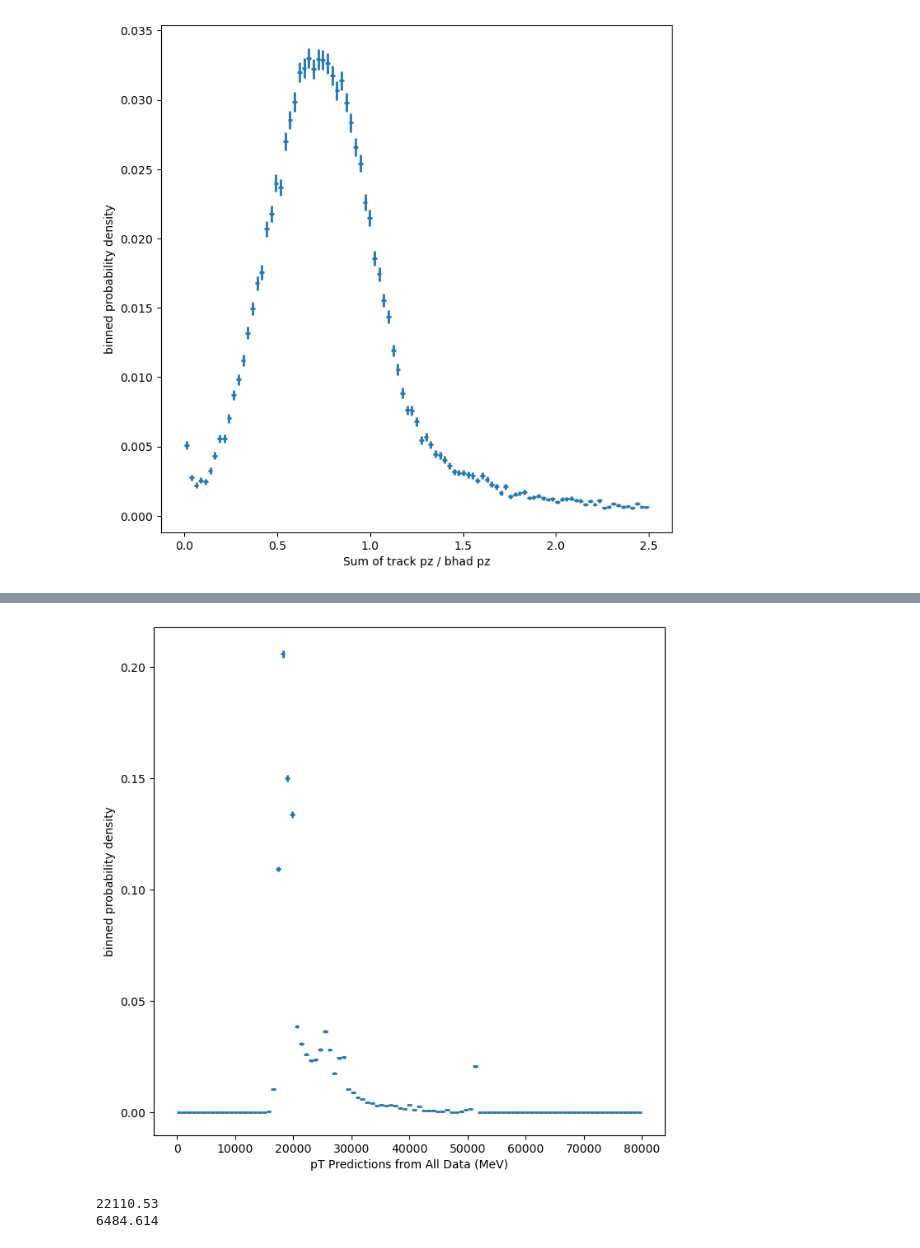
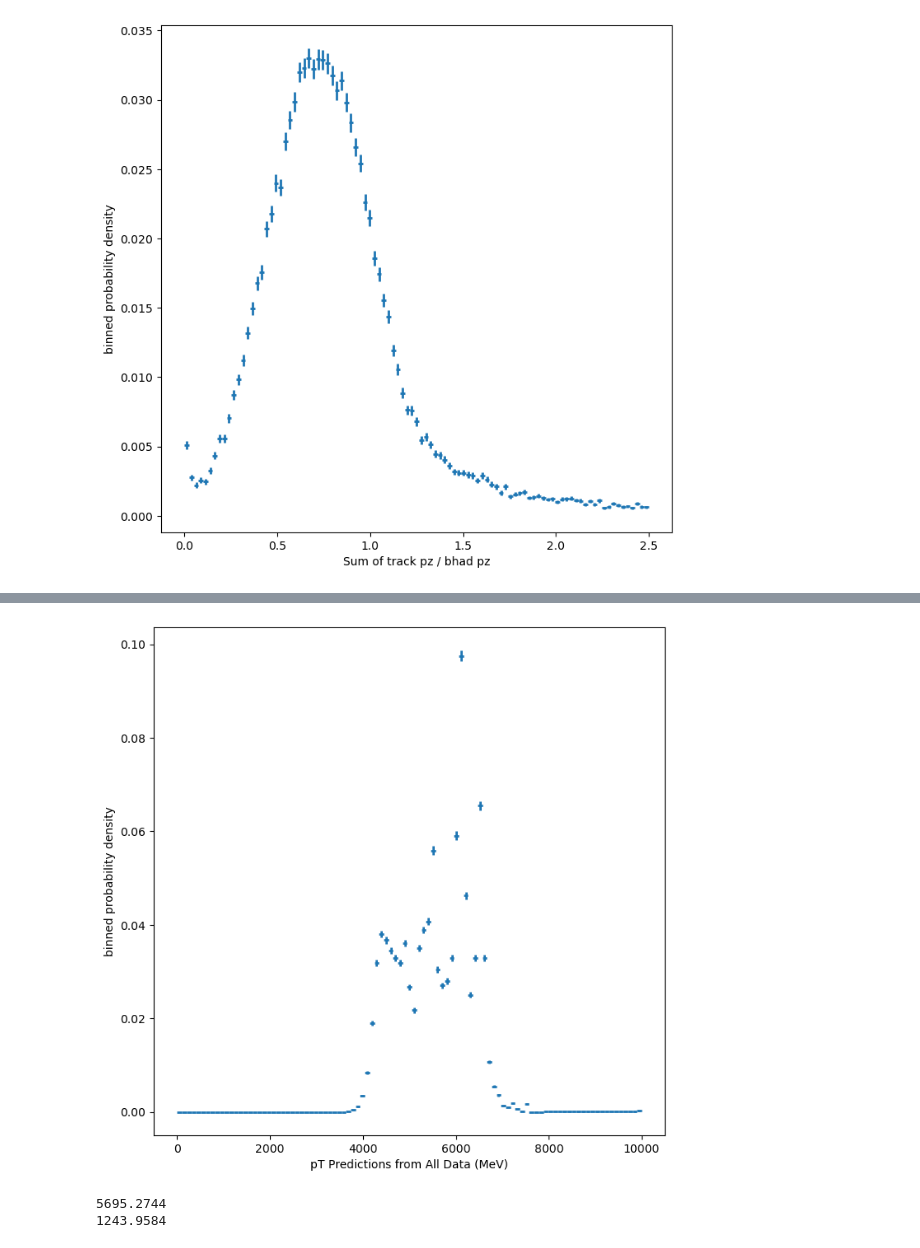
Before and after one commit to JJBarnes/JoshProject, a Jupyter notebook: Load_Model.ipynb, the cells around one changed output, grey strips where cells are left out. Cells and saved outputs as stored; diff of their text form; code cells hidden in the pictures.

```diff
--- a/Load_Model.ipynb
+++ b/Load_Model.ipynb
@@ -76,7 +76,7 @@ tracklayers = [ 32 , 32 , 32 , 32 , 32 ]
 jetlayers = [ 64 , 64 , 64 , 64 , 64 ]
 trackfeatures =["AnalysisTracks_pt","AnalysisTracks_eta","AnalysisTracks_phi", "AnalysisTracks_z0sinTheta", "AnalysisTracks_d0sig", "AnalysisTracks_d0", "AnalysisTracks_d0sigPV", "AnalysisTracks_d0PV"]
 model = buildModel([len(trackfeatures)] + tracklayers, jetlayers, 2)
-model.load_weights("/home/physics/phuspv/.ssh/Project/Weights/15k Epochs.ckpt")
+model.load_weights("/home/physics/phuspv/.ssh/Project/Weights/Inbox.ckpt")
 
 matchedtracks = matchedtracks.to_numpy()
 
@@ -279,16 +293,16 @@ valfig
 # %%
 #Plotting the overall predictions
-fig=binneddensity(pred[:,0], fixedbinning(0000, 80000, 100), xlabel="pT Predictions from All Data (MeV)")
+fig=binneddensity(pred[:,0], fixedbinning(0000, 10000, 100), xlabel="pT Predictions from All Data (MeV)")
 #fig.savefig("/home/physics/phuspv/.ssh/Project/Plots/Predictions.png")
 fig
 # %% [output]
-[figure, old version]
+[figure, new version]
 # %%
 print(np.mean(pred[:,0]))
 print(np.std(pred[:,0]))
 # %% [output]
-22110.53
-6484.614
+5695.2744
+1243.9584
 # %%
 #Plotting and saving the pT pull
 fig=binneddensity(pTPull,fixedbinning(-5, 5, 100), xlabel="pT Pull")
```
Also changed, not shown: parts of 11 cells of this notebook, 1 other file.
